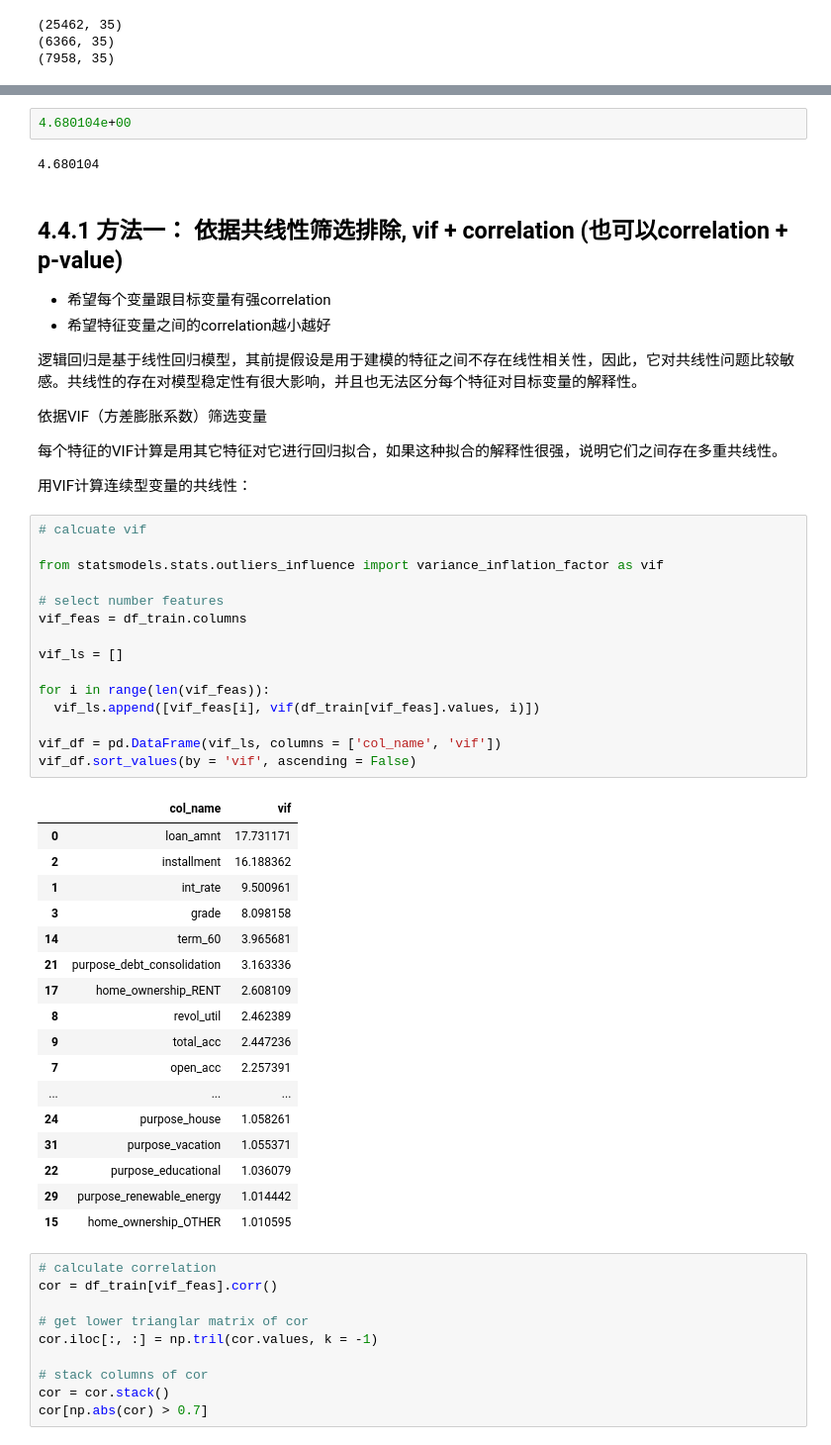
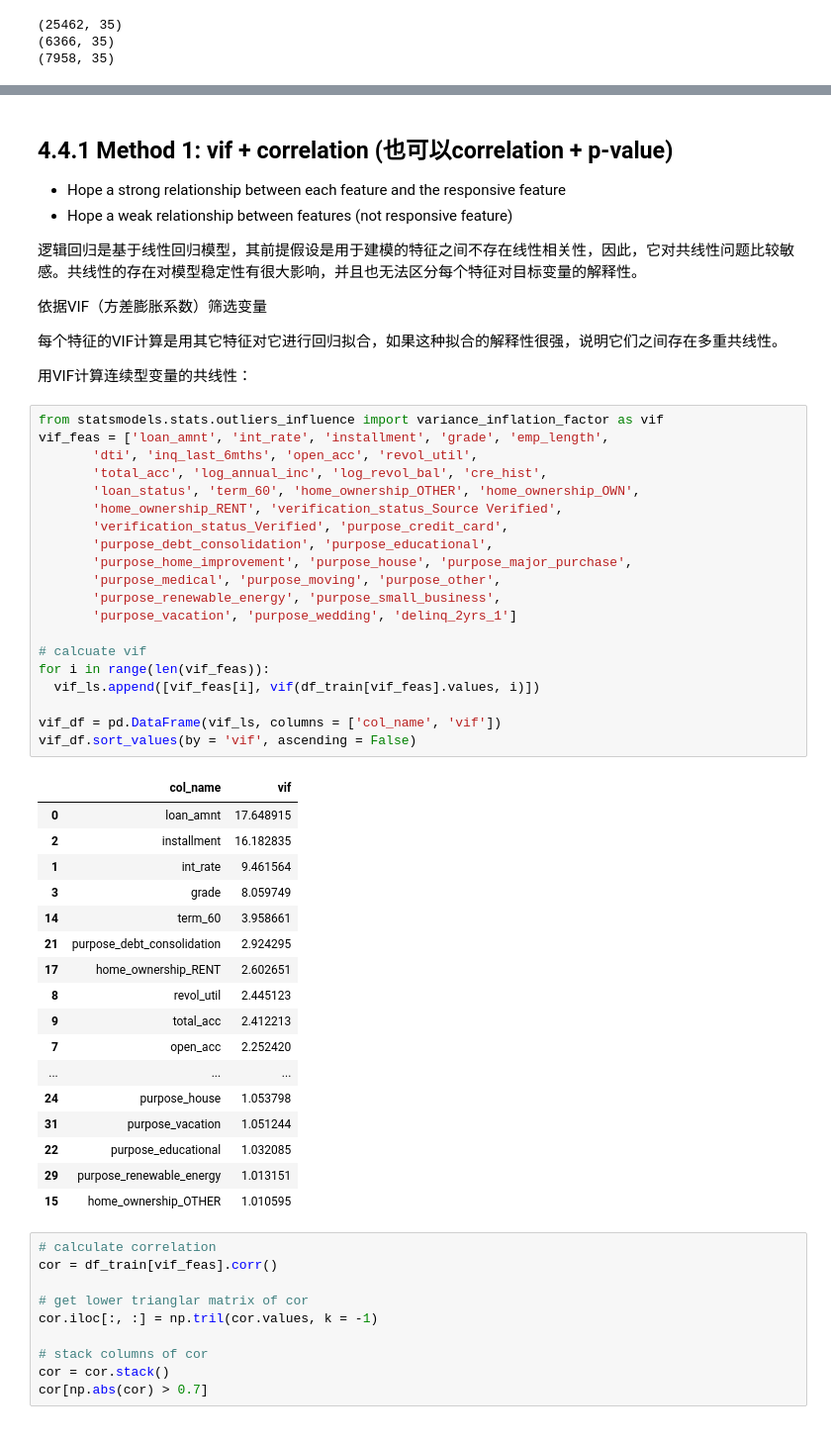
Before and after one commit to xslittlemaggie/Deep-Learning-Machine-Learning-Projects, a Jupyter notebook: Loan_Risk_Detection_RandomForest.ipynb, the cells around one changed output, grey strips where cells are left out. Shown at 99% size. Cells and saved outputs as stored; diff of their text form.

```diff
--- a/Loan_Risk_Detection_RandomForest.ipynb
+++ b/Loan_Risk_Detection_RandomForest.ipynb
@@ -1323,13 +1360,9 @@ df_train.info()
-# %%
-4.680104e+00
-# %% [output]
-4.680104
 # %% [markdown]
-## 4.4.1 方法一： 依据共线性筛选排除, vif + correlation (也可以correlation + p-value)
+## 4.4.1 Method 1: vif + correlation (也可以correlation + p-value)
 
 
-*   希望每个变量跟目标变量有强correlation
-*   希望特征变量之间的correlation越小越好
+*   Hope a strong relationship between each feature and the responsive feature
+*   Hope a weak relationship between features (not responsive feature)
 
 
 逻辑回归是基于线性回归模型，其前提假设是用于建模的特征之间不存在线性相关性，因此，它对共线性问题比较敏感。共线性的存在对模型稳定性有很大影响，并且也无法区分每个特征对目标变量的解释性。
@@ -1340,37 +1373,42 @@ df_train.info()
 
 用VIF计算连续型变量的共线性：
 # %%
+from statsmodels.stats.outliers_influence import variance_inflation_factor as vif
+vif_feas = ['loan_amnt', 'int_rate', 'installment', 'grade', 'emp_length',
+       'dti', 'inq_last_6mths', 'open_acc', 'revol_util',
+       'total_acc', 'log_annual_inc', 'log_revol_bal', 'cre_hist',
+       'loan_status', 'term_60', 'home_ownership_OTHER', 'home_ownership_OWN',
+       'home_ownership_RENT', 'verification_status_Source Verified',
+       'verification_status_Verified', 'purpose_credit_card',
+       'purpose_debt_consolidation', 'purpose_educational',
+       'purpose_home_improvement', 'purpose_house', 'purpose_major_purchase',
+       'purpose_medical', 'purpose_moving', 'purpose_other',
+       'purpose_renewable_energy', 'purpose_small_business',
+       'purpose_vacation', 'purpose_wedding', 'delinq_2yrs_1']
+
 # calcuate vif
-
-from statsmodels.stats.outliers_influence import variance_inflation_factor as vif
-
-# select number features
-vif_feas = df_train.columns
-
-vif_ls = []
-
 for i in range(len(vif_feas)):
   vif_ls.append([vif_feas[i], vif(df_train[vif_feas].values, i)])
 
 vif_df = pd.DataFrame(vif_ls, columns = ['col_name', 'vif'])
 vif_df.sort_values(by = 'vif', ascending = False)
 # %% [output]
 |  | col_name | vif |
-| 0 | loan_amnt | 17.731171 |
-| 2 | installment | 16.188362 |
-| 1 | int_rate | 9.500961 |
-| 3 | grade | 8.098158 |
-| 14 | term_60 | 3.965681 |
-| 21 | purpose_debt_consolidation | 3.163336 |
-| 17 | home_ownership_RENT | 2.608109 |
-| 8 | revol_util | 2.462389 |
-| 9 | total_acc | 2.447236 |
-| 7 | open_acc | 2.257391 |
+| 0 | loan_amnt | 17.648915 |
+| 2 | installment | 16.182835 |
+| 1 | int_rate | 9.461564 |
+| 3 | grade | 8.059749 |
+| 14 | term_60 | 3.958661 |
+| 21 | purpose_debt_consolidation | 2.924295 |
+| 17 | home_ownership_RENT | 2.602651 |
+| 8 | revol_util | 2.445123 |
+| 9 | total_acc | 2.412213 |
+| 7 | open_acc | 2.252420 |
 | ... | ... | ... |
-| 24 | purpose_house | 1.058261 |
-| 31 | purpose_vacation | 1.055371 |
-| 22 | purpose_educational | 1.036079 |
-| 29 | purpose_renewable_energy | 1.014442 |
+| 24 | purpose_house | 1.053798 |
+| 31 | purpose_vacation | 1.051244 |
+| 22 | purpose_educational | 1.032085 |
+| 29 | purpose_renewable_energy | 1.013151 |
 | 15 | home_ownership_OTHER | 1.010595 |
 # %%
 # calculate correlation
```
Also changed, not shown: parts of 84 cells of this notebook.
